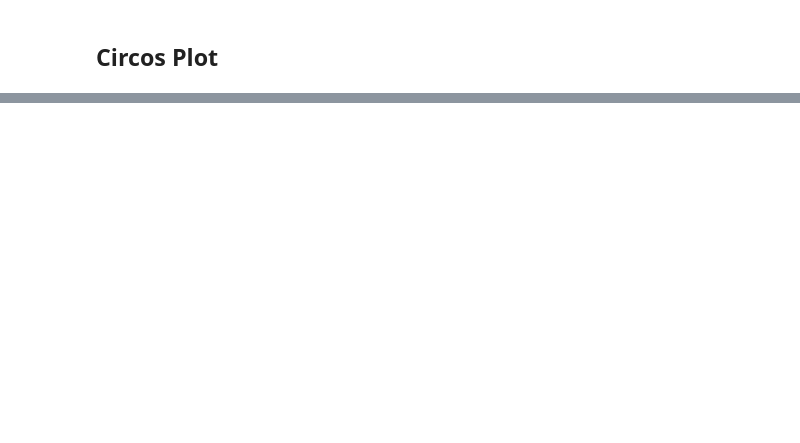
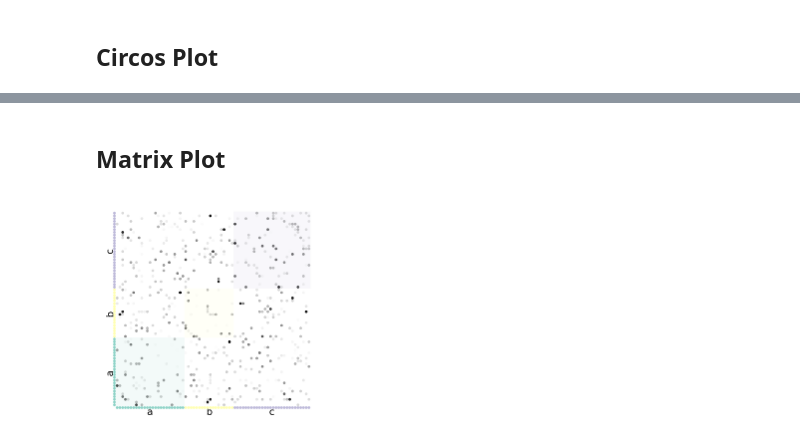
Before and after one commit to ericmjl/nxviz, a Jupyter notebook: docs/high-level-api.ipynb, the cells around one changed output, grey strips where cells are left out. Cells and saved outputs as stored; diff of their text form; code cells hidden in the pictures; blank space fills up the shorter version.

```diff
--- a/docs/high-level-api.ipynb
+++ b/docs/high-level-api.ipynb
@@ -134,0 +135,8 @@ annotate.circos_group(G, group_by="group")
+# %% [markdown]
+## Matrix Plot
+# %%
+ax = nv.matrix(G, group_by="group", node_color_by="group", edge_alpha_by="edge_value")
+annotate.matrix_group(G, group_by="group")
+annotate.matrix_block(G, group_by="group", color_by="group", alpha=0.1)
+# %% [output]
+[figure, added]
```
Also changed, not shown: parts of 6 cells of this notebook, 9 other files.
